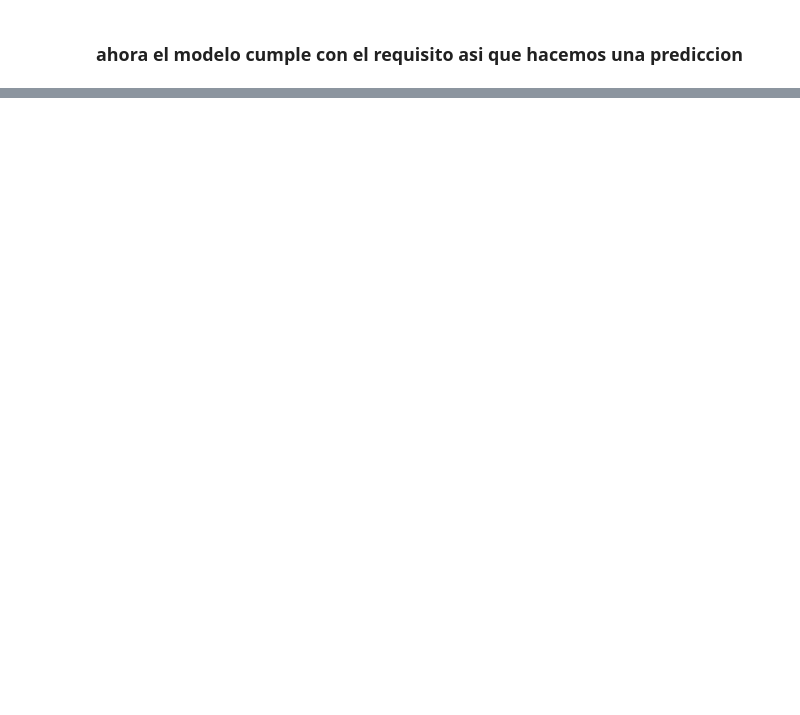
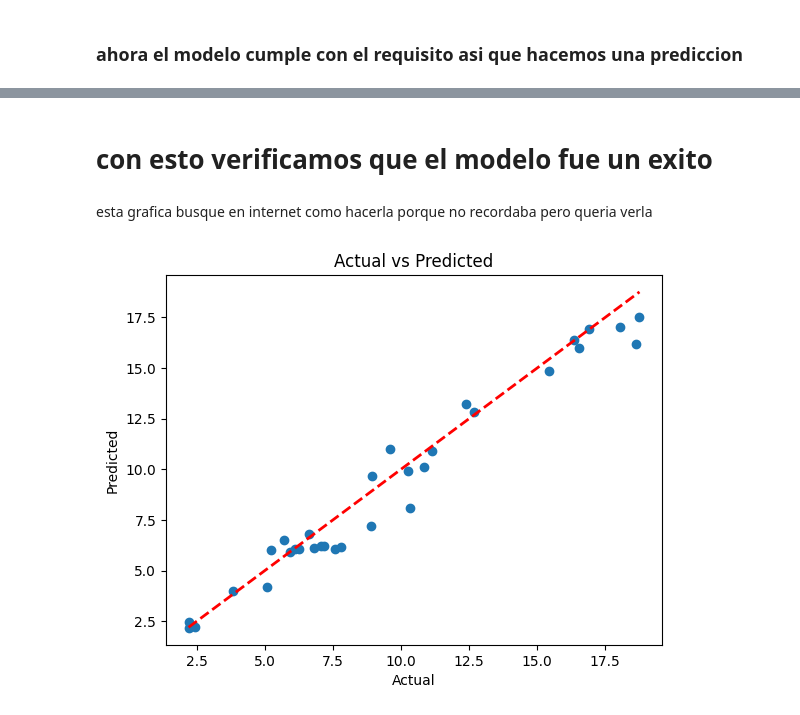
Before and after one commit to edwardfc24/algoritmica-2023-2, a Jupyter notebook: tareas/christian-richter/practico_2/Regresion linear con CSV Pescado/fish_linear_regression.ipynb, the cells around one changed output, grey strips where cells are left out. Cells and saved outputs as stored; diff of their text form; code cells hidden in the pictures; blank space fills up the shorter version.

```diff
--- a/tareas/christian-richter/practico_2/Regresion linear con CSV Pescado/fish_linear_regression.ipynb
+++ b/tareas/christian-richter/practico_2/Regresion linear con CSV Pescado/fish_linear_regression.ipynb
@@ -191,0 +175,14 @@ IndexError: list index out of range
+# %% [markdown]
+# con esto verificamos que el modelo fue un exito
+# %% [markdown]
+esta grafica busque en internet como hacerla porque no recordaba pero queria verla
+# %%
+## grafica de la prediccion
+plt.scatter(test_y, y_pred)
+plt.xlabel('Actual')
+plt.ylabel('Predicted')
+plt.title('Actual vs Predicted')
+plt.plot([min(test_y), max(test_y)], [min(test_y), max(test_y)], color='red', linestyle='--', linewidth=2)
+plt.show()
+# %% [output]
+[figure, added]
```
Also changed, not shown: parts of 14 cells of this notebook.
